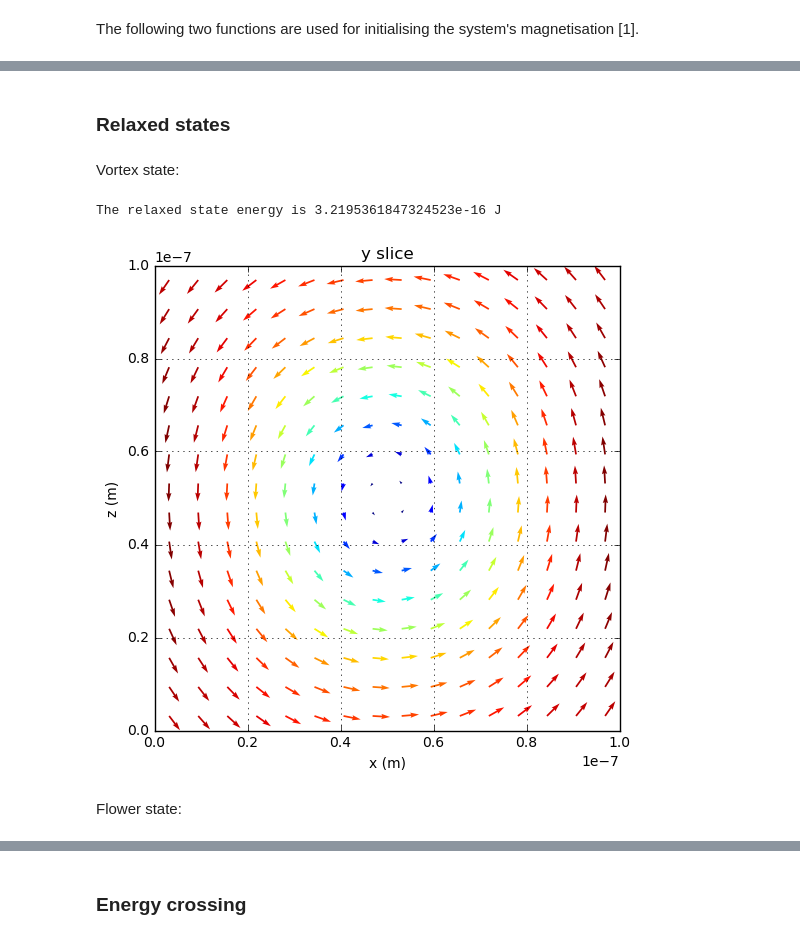
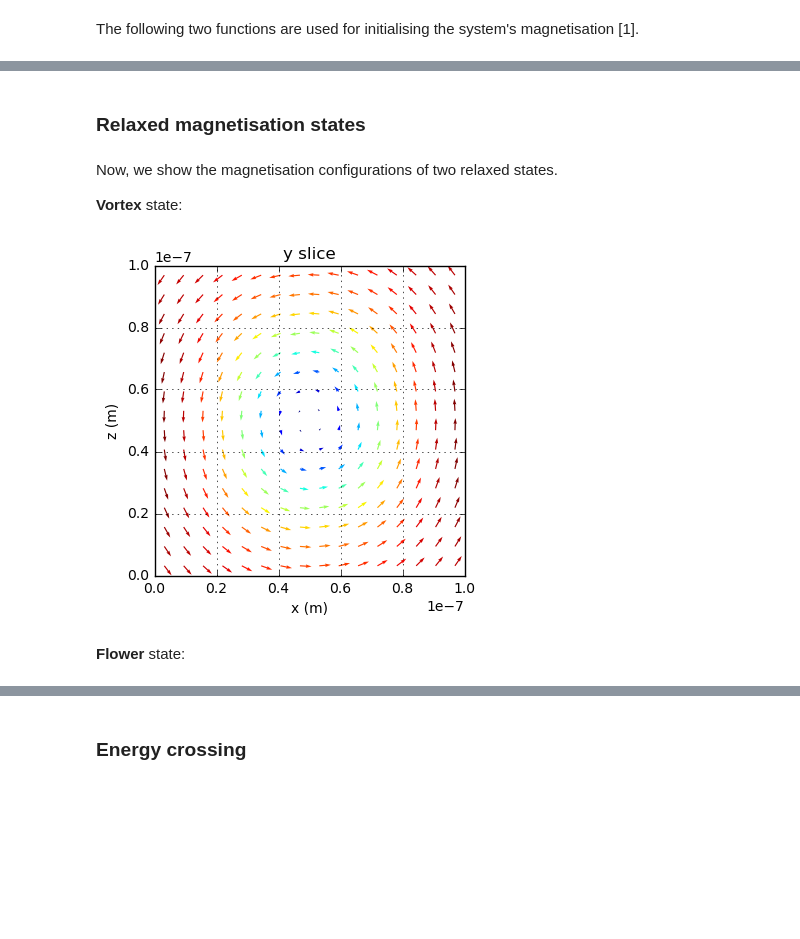
Before and after one commit to ubermag/oommfc, a Jupyter notebook: docs/ipynb/standard_problem3.ipynb, the cells around one changed output, grey strips where cells are left out. Saved outputs shown, nothing was run; the diff lists cells and outputs as text; code cells hidden in the pictures; blank space fills up the shorter version.

```diff
--- a/docs/ipynb/standard_problem3.ipynb
+++ b/docs/ipynb/standard_problem3.ipynb
@@ -61,10 +63,7 @@ It returns the relaxed simulation object.
 # %%
-import numpy as np
-
-def relaxed_state(L, m_init):
+def minimise_system_energy(L, m_init):
     N = 16  # discretisation in one dimension
-
-    cubesize = 100e-9  # cude edge length (m)
+    cubesize = 100e-9  # cube edge length (m)
     cellsize = cubesize/N  # discretisation in all three dimensions.
     lex = cubesize/L  # exchange length.
 
@@ -77,15 +76,12 @@ def relaxed_state(L, m_init):
     p1 = (0, 0, 0)  # Minimum sample coordinate.
     p2 = (cubesize, cubesize, cubesize)  # Maximum sample coordinate.
     cell = (cellsize, cellsize, cellsize)  # Discretisation.
+    mesh = oc.Mesh(p1=(0, 0, 0), p2=(cubesize, cubesize, cubesize),
+                   cell=(cellsize, cellsize, cellsize))  # Create a mesh object.
 
-    mesh = oc.Mesh(p1, p2, cell)  # Create a mesh object.
-
-    system = oc.System(name="standard_problem3")
-
+    system = oc.System(name="stdprob3")
     system.mesh = mesh
-
     system.hamiltonian = oc.Exchange(A) + oc.UniaxialAnisotropy(K, u) + oc.Demag()
-
     system.m = df.Field(mesh, value=m_init, normalisedto=Ms)
 
     md = oc.MinDriver()
@@ -93,20 +89,17 @@ def relaxed_state(L, m_init):
 
     return system
 # %% [markdown]
-### Relaxed states
+### Relaxed magnetisation states
-# %% [markdown]
-Vortex state:
-# %%
-sim_vortex = relaxed_state(8, m_init_vortex)
-
-print("The relaxed state energy is {} J".format(sim_vortex.total_energy()))
-
-# Plot the magnetisation in the sample slice.
-%matplotlib inline
-fig = sim_vortex.m.plot_slice('y', 50e-9, xsize=6)
-# %% [output]
-The relaxed state energy is 3.2195361847324523e-16 J
-[figure, removed]
-# %% [markdown]
-Flower state:
+# %% [markdown]
+Now, we show the magnetisation configurations of two relaxed states.
+
+**Vortex** state:
+# %%
+%matplotlib inline
+system = minimise_system_energy(8, m_init_vortex)
+fig = system.m.plot_slice('y', 50e-9, xsize=4)
+# %% [output]
+[figure, added]
+# %% [markdown]
+**Flower** state:
 # %%
```
Also changed, not shown: parts of 9 cells of this notebook, 1 other file.
